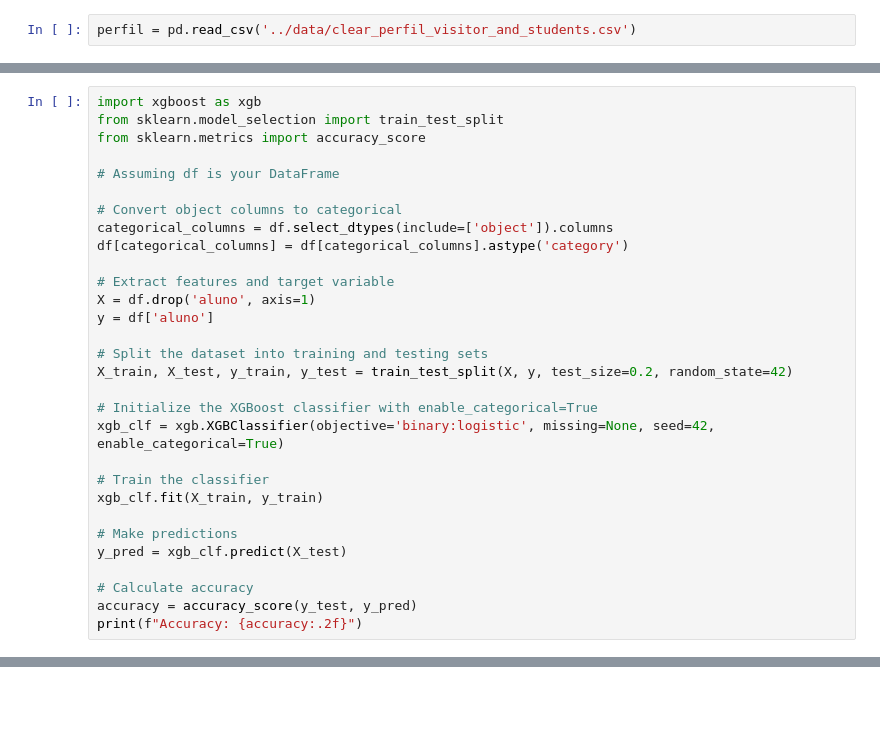
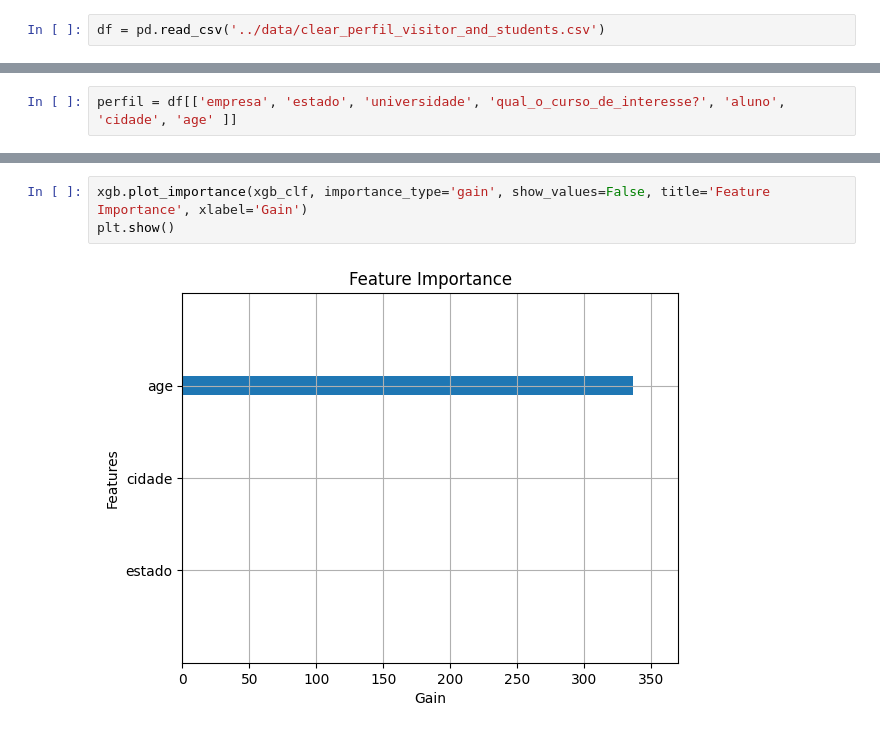
Before and after one commit to anaaristow/sustentare_analytics, a Jupyter notebook: analysis/machine_learning.ipynb, the cells around one changed output, grey strips where cells are left out. Saved outputs shown, nothing was run; the diff lists cells and outputs as text; blank space fills up the shorter version.

Commit message:
jupyter notebooks done, half read.me

```diff
--- a/analysis/machine_learning.ipynb
+++ b/analysis/machine_learning.ipynb
@@ -6,2 +12,2 @@ from sklearn.metrics import accuracy_score
 # %%
-perfil = pd.read_csv('../data/clear_perfil_visitor_and_students.csv')
+df = pd.read_csv('../data/clear_perfil_visitor_and_students.csv')
@@ -78,0 +172,2 @@ ValueError: invalid literal for int() with base 10: 'd'
+# %%
+perfil = df[['empresa', 'estado', 'universidade', 'qual_o_curso_de_interesse?', 'aluno', 'cidade', 'age' ]]
@@ -102,30 +236,0 @@ ValueError: DataFrame.dtypes for data must be int, float, bool or category. When
-# %%
-import xgboost as xgb
-from sklearn.model_selection import train_test_split
-from sklearn.metrics import accuracy_score
-
-# Assuming df is your DataFrame
-
-# Convert object columns to categorical
-categorical_columns = df.select_dtypes(include=['object']).columns
-df[categorical_columns] = df[categorical_columns].astype('category')
-
-# Extract features and target variable
-X = df.drop('aluno', axis=1)
-y = df['aluno']
-
-# Split the dataset into training and testing sets
-X_train, X_test, y_train, y_test = train_test_split(X, y, test_size=0.2, random_state=42)
-
-# Initialize the XGBoost classifier with enable_categorical=True
-xgb_clf = xgb.XGBClassifier(objective='binary:logistic', missing=None, seed=42, enable_categorical=True)
-
-# Train the classifier
-xgb_clf.fit(X_train, y_train)
-
-# Make predictions
-y_pred = xgb_clf.predict(X_test)
-
-# Calculate accuracy
-accuracy = accuracy_score(y_test, y_pred)
-print(f"Accuracy: {accuracy:.2f}")
@@ -133,0 +244,5 @@ XGBoostError: [17:13:58] C:\buildkite-agent\builds\buildkite-windows-cpu-autosca
+# %%
+xgb.plot_importance(xgb_clf, importance_type='gain', show_values=False, title='Feature Importance', xlabel='Gain')
+plt.show()
+# %% [output]
+[figure, added]
```
Also changed, not shown: parts of 23 cells of this notebook, 9 other files.
